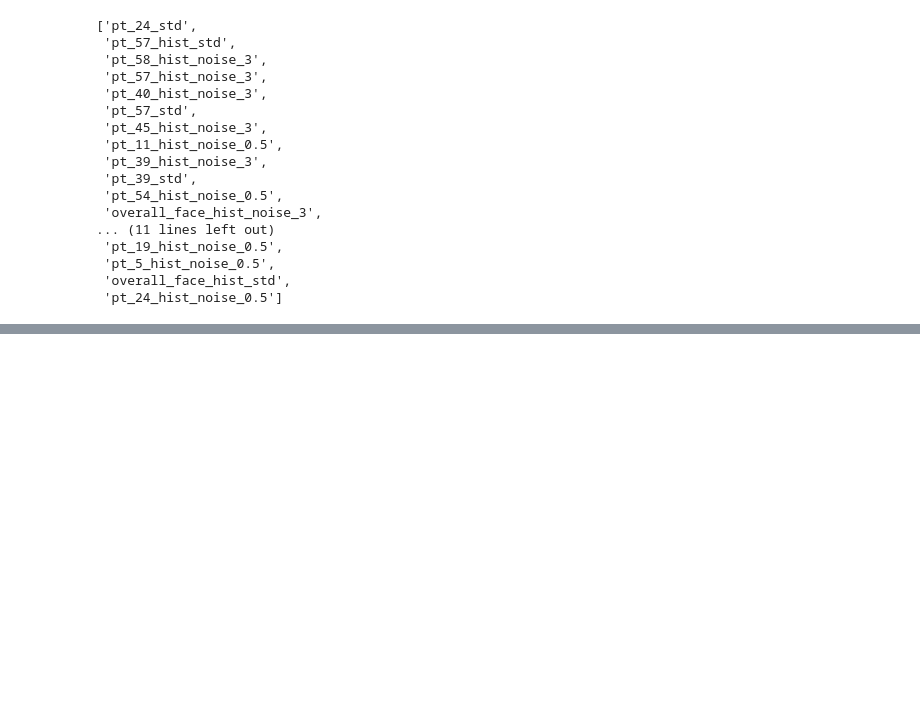
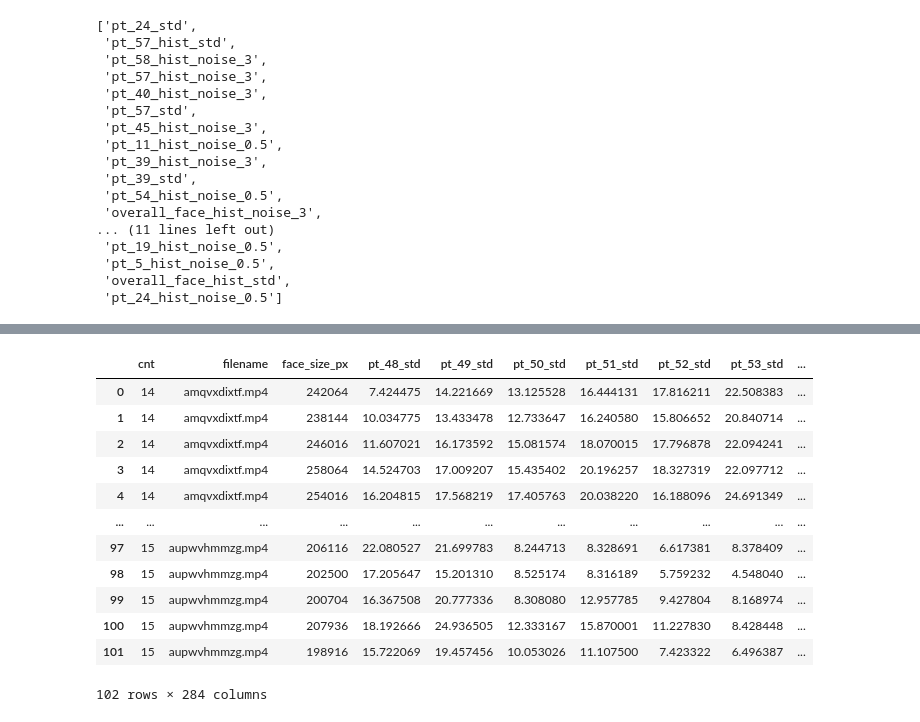
Before and after one commit to Trickster2038/BmstuDeepFake, a Jupyter notebook: notebook3.ipynb, the cells around one changed output, grey strips where cells are left out. Cells and saved outputs as stored; diff of their text form; code cells hidden in the pictures; blank space fills up the shorter version.

```diff
--- a/notebook3.ipynb
+++ b/notebook3.ipynb
@@ -150,14 +202,4 @@ pd.DataFrame(X).head()
 5 rows × 27 columns
-# %%
-from sklearn.model_selection import train_test_split
-from sklearn.feature_selection import SelectKBest
-from sklearn.feature_selection import f_classif
-
-X_train, X_test, y_train, y_test = train_test_split(
-    X,
-    y,
-    test_size=0.20,
-    random_state=420)
 # %%
 from joblib import dump, load
 clf = load('random_forest_10.pkl')
@@ -191 +260,25 @@ class "fakes"       0.91      1.00      0.95        42
+# %%
+df_merged_test_cp = df_merged_test.copy()
+# %%
+df_merged_test_cp["prediction"] = y_pred
+dictt = {True: 1, False: 0}
+df_merged_test_cp["prediction_int"] = df_merged_test_cp["prediction"].map(lambda x: dictt[x])
+df_merged_test_cp["prediction_match_int"] = (df_merged_test_cp["prediction"] == df_merged_test_cp["fake"])
+df_merged_test_cp["prediction_match_int"] = df_merged_test_cp["prediction_match_int"].map(lambda x: dictt[x])
+# %%
+df_merged_test_cp
+# %% [output]
+|  | cnt | filename | face_size_px | pt_48_std | pt_49_std | pt_50_std | pt_51_std | pt_52_std | pt_53_std | ... |
+| 0 | 14 | amqvxdixtf.mp4 | 242064 | 7.424475 | 14.221669 | 13.125528 | 16.444131 | 17.816211 | 22.508383 | ... |
+| 1 | 14 | amqvxdixtf.mp4 | 238144 | 10.034775 | 13.433478 | 12.733647 | 16.240580 | 15.806652 | 20.840714 | ... |
+| 2 | 14 | amqvxdixtf.mp4 | 246016 | 11.607021 | 16.173592 | 15.081574 | 18.070015 | 17.796878 | 22.094241 | ... |
+| 3 | 14 | amqvxdixtf.mp4 | 258064 | 14.524703 | 17.009207 | 15.435402 | 20.196257 | 18.327319 | 22.097712 | ... |
+| 4 | 14 | amqvxdixtf.mp4 | 254016 | 16.204815 | 17.568219 | 17.405763 | 20.038220 | 16.188096 | 24.691349 | ... |
+| ... | ... | ... | ... | ... | ... | ... | ... | ... | ... | ... |
+| 97 | 15 | aupwvhmmzg.mp4 | 206116 | 22.080527 | 21.699783 | 8.244713 | 8.328691 | 6.617381 | 8.378409 | ... |
+| 98 | 15 | aupwvhmmzg.mp4 | 202500 | 17.205647 | 15.201310 | 8.525174 | 8.316189 | 5.759232 | 4.548040 | ... |
+| 99 | 15 | aupwvhmmzg.mp4 | 200704 | 16.367508 | 20.777336 | 8.308080 | 12.957785 | 9.427804 | 8.168974 | ... |
+| 100 | 15 | aupwvhmmzg.mp4 | 207936 | 18.192666 | 24.936505 | 12.333167 | 15.870001 | 11.227830 | 8.428448 | ... |
+| 101 | 15 | aupwvhmmzg.mp4 | 198916 | 15.722069 | 19.457456 | 10.053026 | 11.107500 | 7.423322 | 6.496387 | ... |
+102 rows × 284 columns
 # %%
```
Also changed, not shown: parts of 12 cells of this notebook, 2 other files.
